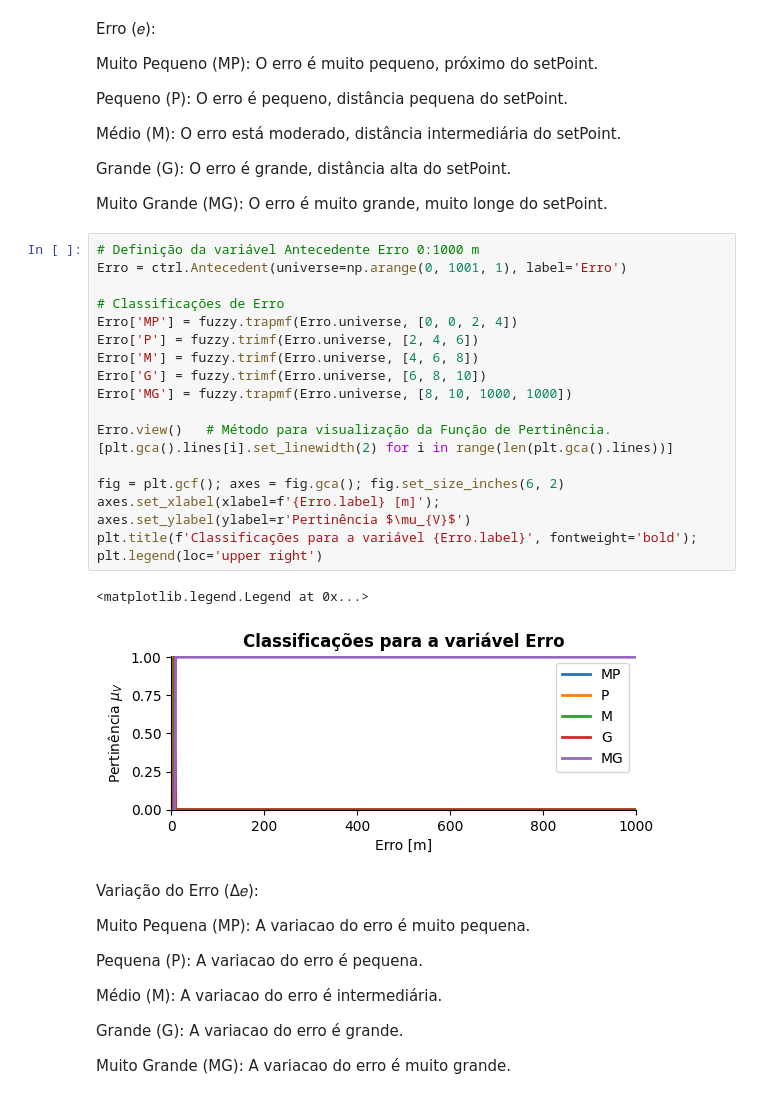
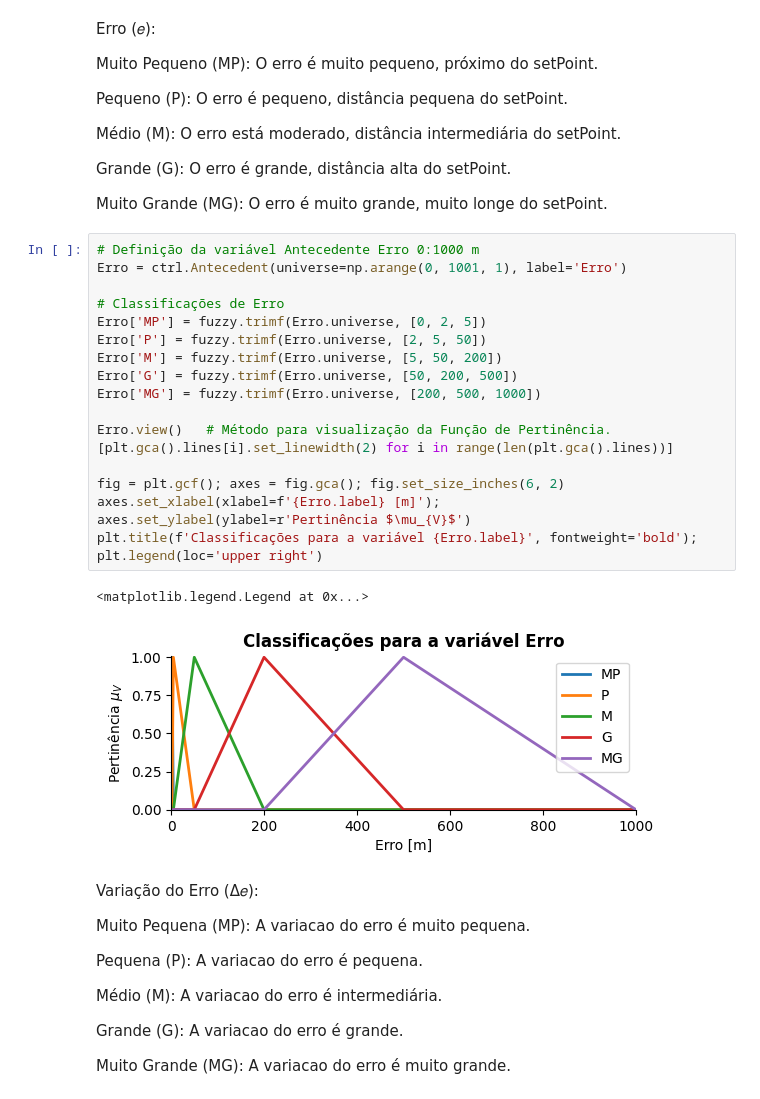
Before and after one commit to leoclamp/Controle_Fuzzy_PD, a Jupyter notebook: fuzzy_PD.ipynb, the cells around one changed output. Drawn from its saved outputs; the diff is of its cells as text.

```diff
--- a/fuzzy_PD.ipynb
+++ b/fuzzy_PD.ipynb
@@ -28,23 +28,23 @@ Muito Grande (MG): O erro é muito grande, muito longe do setPoint.
 # %%
 # Definição da variável Antecedente Erro 0:1000 m
 Erro = ctrl.Antecedent(universe=np.arange(0, 1001, 1), label='Erro')
 
 # Classificações de Erro
-Erro['MP'] = fuzzy.trapmf(Erro.universe, [0, 0, 2, 4])
-Erro['P'] = fuzzy.trimf(Erro.universe, [2, 4, 6])
-Erro['M'] = fuzzy.trimf(Erro.universe, [4, 6, 8])
-Erro['G'] = fuzzy.trimf(Erro.universe, [6, 8, 10])
-Erro['MG'] = fuzzy.trapmf(Erro.universe, [8, 10, 1000, 1000])
+Erro['MP'] = fuzzy.trimf(Erro.universe, [0, 2, 5])
+Erro['P'] = fuzzy.trimf(Erro.universe, [2, 5, 50])
+Erro['M'] = fuzzy.trimf(Erro.universe, [5, 50, 200])
+Erro['G'] = fuzzy.trimf(Erro.universe, [50, 200, 500])
+Erro['MG'] = fuzzy.trimf(Erro.universe, [200, 500, 1000])
 
 Erro.view()   # Método para visualização da Função de Pertinência.
 [plt.gca().lines[i].set_linewidth(2) for i in range(len(plt.gca().lines))]
 
 fig = plt.gcf(); axes = fig.gca(); fig.set_size_inches(6, 2)
 axes.set_xlabel(xlabel=f'{Erro.label} [m]'); axes.set_ylabel(ylabel=r'Pertinência $\mu_{V}$')
 plt.title(f'Classificações para a variável {Erro.label}', fontweight='bold'); plt.legend(loc='upper right')
 # %% [output]
 <matplotlib.legend.Legend at 0x...>
-[figure, old version]
+[figure, new version]
 # %% [markdown]
 Variação do Erro (Δ𝑒):
 
```
Also changed, not shown: parts of 2 cells of this notebook.
